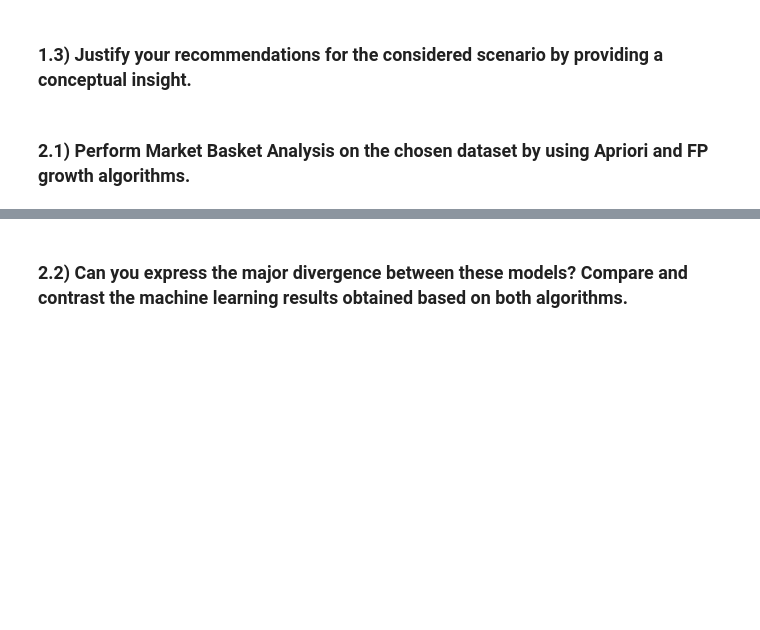
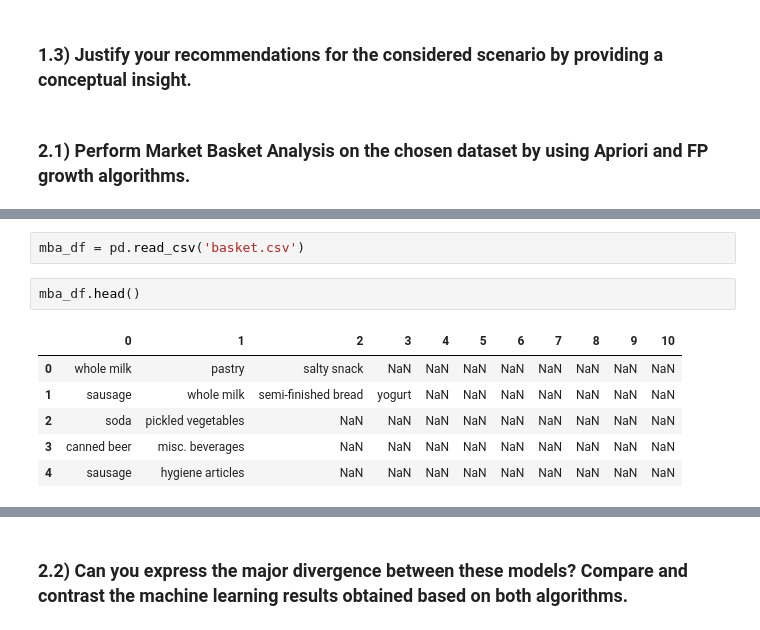
Before and after one commit to norodrigues111/Python-ML-Recommendation-System-and-Market-Basket-Analysis, a Jupyter notebook: NataliaRodrigues_HDip_DViz_ML_IntegratedCA.ipynb, the cells around one changed output, grey strips where cells are left out. Saved outputs shown, nothing was run; the diff lists cells and outputs as text; blank space fills up the shorter version.

```diff
--- a/NataliaRodrigues_HDip_DViz_ML_IntegratedCA.ipynb
+++ b/NataliaRodrigues_HDip_DViz_ML_IntegratedCA.ipynb
@@ -686,0 +578,11 @@ NameError: name 'title' is not defined
+# %%
+mba_df = pd.read_csv('basket.csv')
+# %%
+mba_df.head()
+# %% [output]
+|  | 0 | 1 | 2 | 3 | 4 | 5 | 6 | 7 | 8 | 9 | 10 |
+| 0 | whole milk | pastry | salty snack | NaN | NaN | NaN | NaN | NaN | NaN | NaN | NaN |
+| 1 | sausage | whole milk | semi-finished bread | yogurt | NaN | NaN | NaN | NaN | NaN | NaN | NaN |
+| 2 | soda | pickled vegetables | NaN | NaN | NaN | NaN | NaN | NaN | NaN | NaN | NaN |
+| 3 | canned beer | misc. beverages | NaN | NaN | NaN | NaN | NaN | NaN | NaN | NaN | NaN |
+| 4 | sausage | hygiene articles | NaN | NaN | NaN | NaN | NaN | NaN | NaN | NaN | NaN |
```
Also changed, not shown: parts of 80 cells of this notebook, 1 other file.
